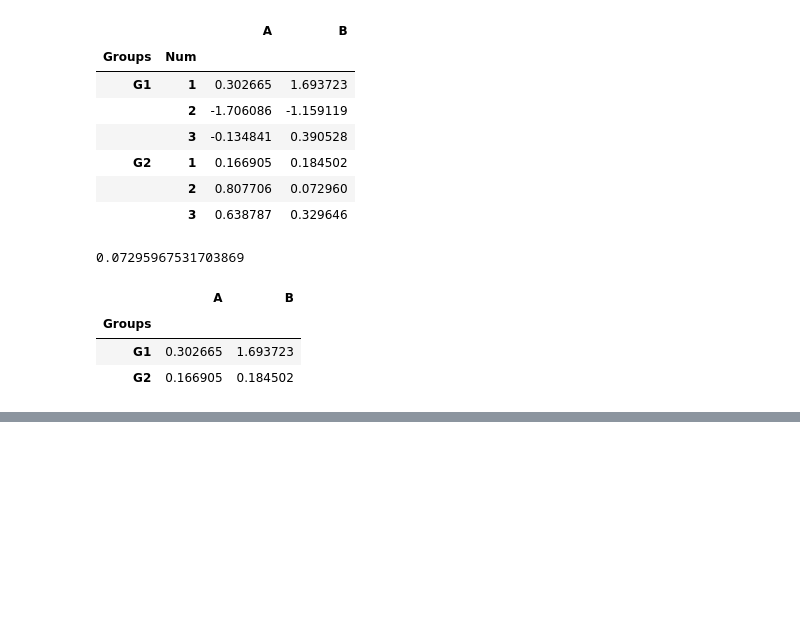
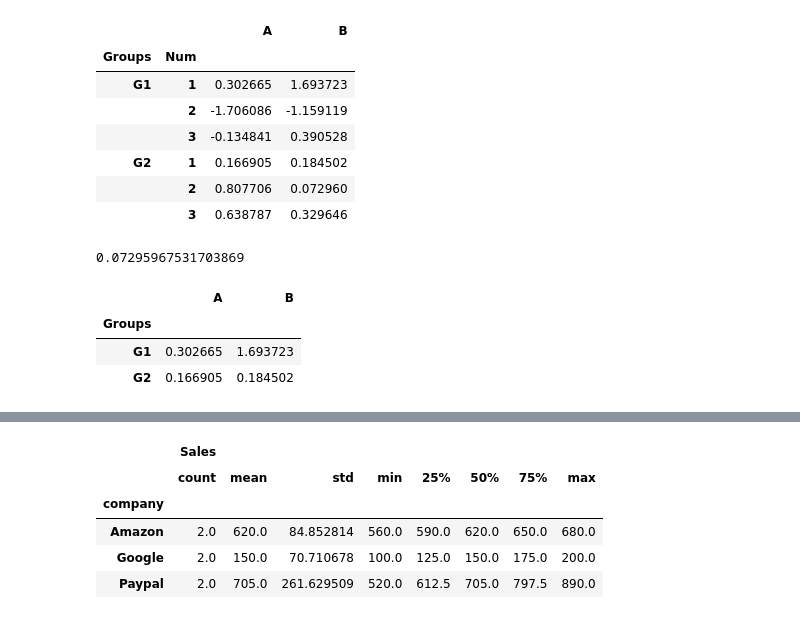
Before and after one commit to tamaldatta07/Hands-On-Machine-Learning-with-Scikit-Learn-Keras-and-TensorFlow, a Jupyter notebook: first_learning.ipynb, the cells around one changed output, grey strips where cells are left out. Cells and saved outputs as stored; diff of their text form; code cells hidden in the pictures; blank space fills up the shorter version.

```diff
--- a/first_learning.ipynb
+++ b/first_learning.ipynb
@@ -628,0 +666,10 @@ df.xs(1,level = 'Num')
+# %%
+# Groupby in pandas
+
+
+data = { 'company':['Google','Google','Paypal','Paypal','Amazon','Amazon'],
+         'Person': ['Tamal','Charlie','Sam','Venessa','Mahi','Smith'],
+         'Sales' : [200,100,520,890,560,680]
+        }
+# %%
+df1 = pd.DataFrame(data)
@@ -628,0 +722,9 @@ df.xs(1,level = 'Num')
+# %%
+df1.groupby('company').describe()
+# %% [output]
+|  | Sales |  |  |  |  |  |  |  |
+|  | count | mean | std | min | 25% | 50% | 75% | max |
+| company |  |  |  |  |  |  |  |  |
+| Amazon | 2.0 | 620.0 | 84.852814 | 560.0 | 590.0 | 620.0 | 650.0 | 680.0 |
+| Google | 2.0 | 150.0 | 70.710678 | 100.0 | 125.0 | 150.0 | 175.0 | 200.0 |
+| Paypal | 2.0 | 705.0 | 261.629509 | 520.0 | 612.5 | 705.0 | 797.5 | 890.0 |
```
Also changed, not shown: parts of 33 cells of this notebook.
